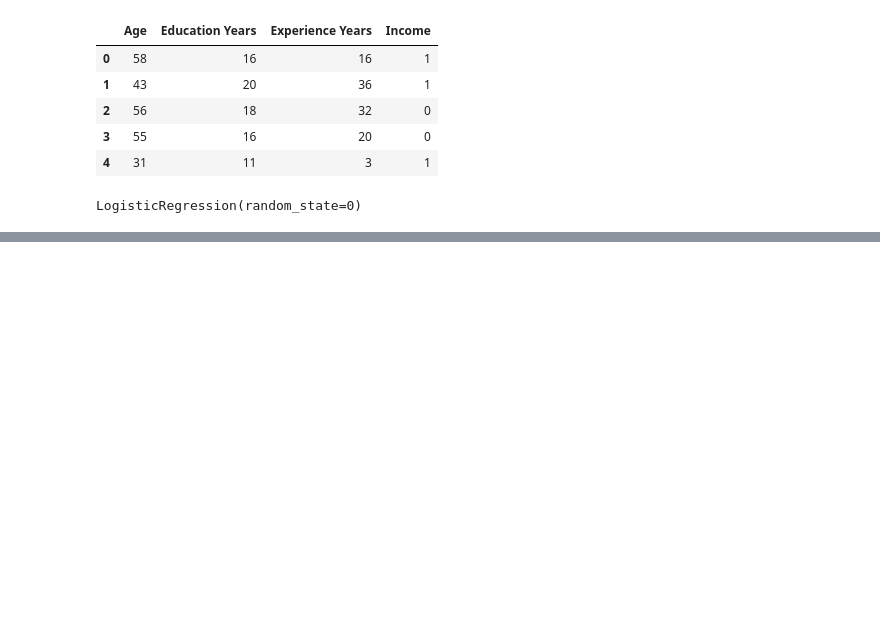
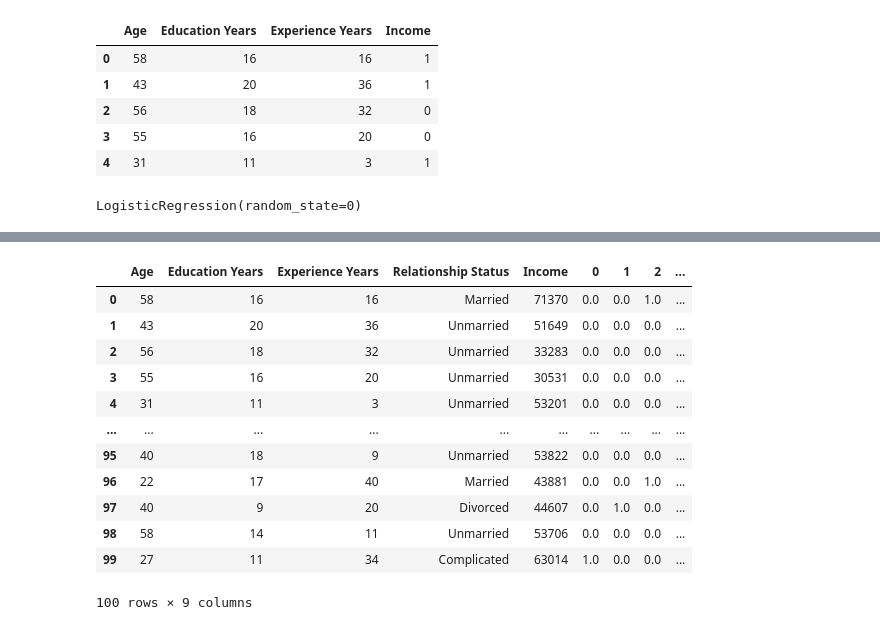
Before and after one commit to samirkhanal35/Social-Media-Analytics, a Jupyter notebook: Lab 3/Lab_3_onehotencoding.ipynb, the cells around one changed output, grey strips where cells are left out. Drawn from its saved outputs; the diff is of its cells as text; code cells hidden in the pictures; blank space fills up the shorter version.

```diff
--- a/Lab 3/Lab_3_onehotencoding.ipynb
+++ b/Lab 3/Lab_3_onehotencoding.ipynb
@@ -17,6 +17,7 @@ dataset.head()
 # %%
 # dropping the categorical column
 tmp_dataset = dataset.copy()
+db = dataset.copy()
 dataset = dataset.drop(['Relationship Status'], axis=1)
 dataset.head()
 # %% [output]
@@ -184,0 +202,22 @@ RMSE: 0.7211102550927979
+# %%
+# creating instance of one-hot-encoder
+enc = OneHotEncoder(handle_unknown='ignore')
+# passing bridge-types-cat column (label encoded values of bridge_types)
+enc_df = pd.DataFrame(enc.fit_transform(db[['Relationship Status']]).toarray())
+# merge with main df bridge_df on key values
+db = db.join(enc_df)
+db
+# %% [output]
+|  | Age | Education Years | Experience Years | Relationship Status | Income | 0 | 1 | 2 | ... |
+| 0 | 58 | 16 | 16 | Married | 71370 | 0.0 | 0.0 | 1.0 | ... |
+| 1 | 43 | 20 | 36 | Unmarried | 51649 | 0.0 | 0.0 | 0.0 | ... |
+| 2 | 56 | 18 | 32 | Unmarried | 33283 | 0.0 | 0.0 | 0.0 | ... |
+| 3 | 55 | 16 | 20 | Unmarried | 30531 | 0.0 | 0.0 | 0.0 | ... |
+| 4 | 31 | 11 | 3 | Unmarried | 53201 | 0.0 | 0.0 | 0.0 | ... |
+| ... | ... | ... | ... | ... | ... | ... | ... | ... | ... |
+| 95 | 40 | 18 | 9 | Unmarried | 53822 | 0.0 | 0.0 | 0.0 | ... |
+| 96 | 22 | 17 | 40 | Married | 43881 | 0.0 | 0.0 | 1.0 | ... |
+| 97 | 40 | 9 | 20 | Divorced | 44607 | 0.0 | 1.0 | 0.0 | ... |
+| 98 | 58 | 14 | 11 | Unmarried | 53706 | 0.0 | 0.0 | 0.0 | ... |
+| 99 | 27 | 11 | 34 | Complicated | 63014 | 1.0 | 0.0 | 0.0 | ... |
+100 rows × 9 columns
```
Also changed, not shown: parts of 7 cells of this notebook.
